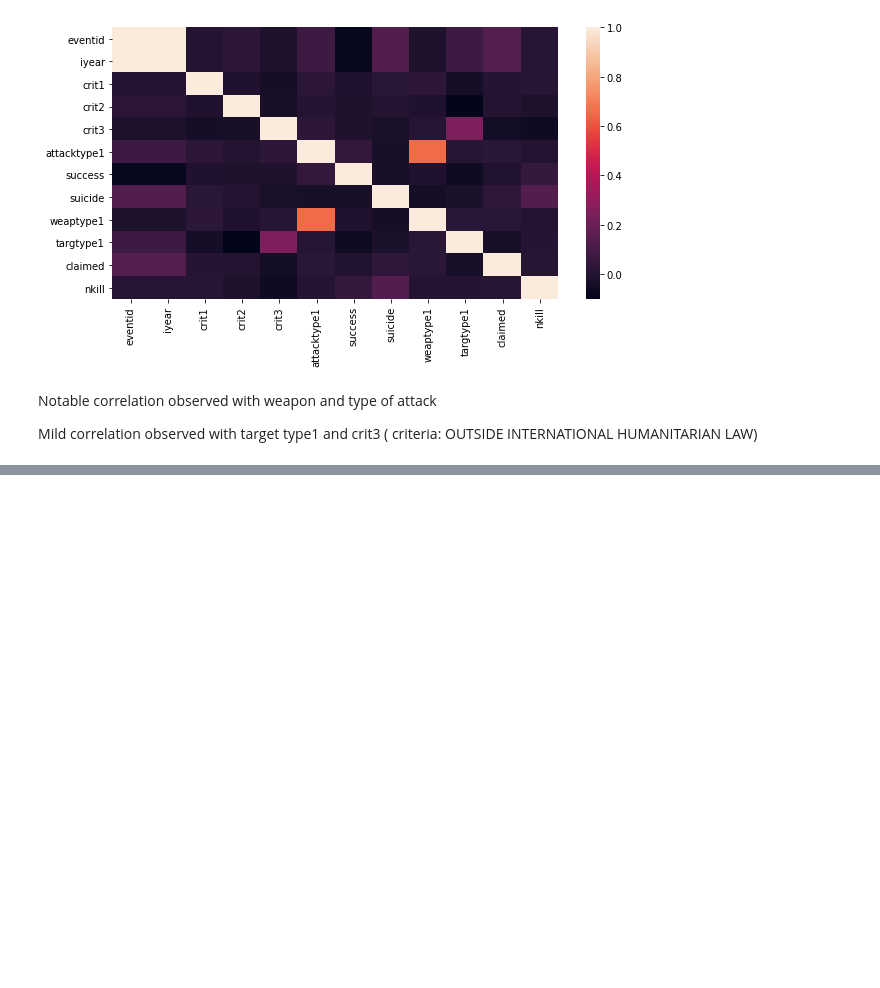
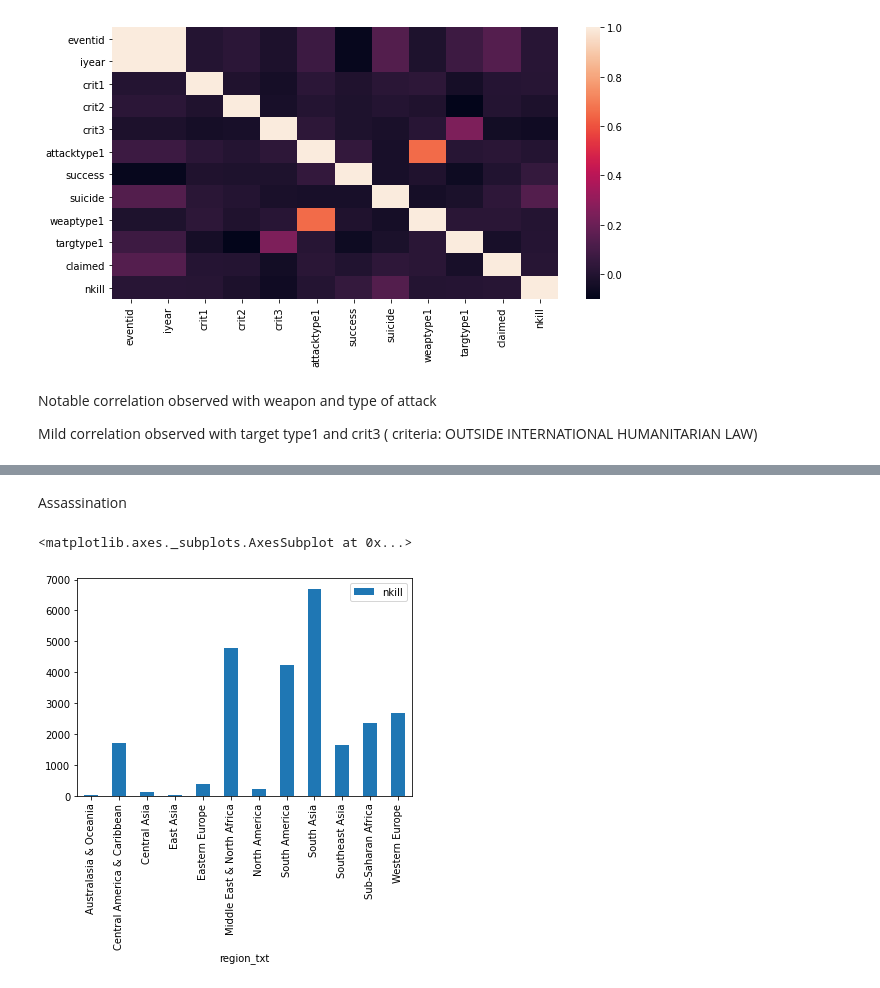
Before and after one commit to mahin-arvind/GTD-EDA, a Jupyter notebook: Copy_of_Global_Terrorism_Analysis_Capstone_Project.ipynb, the cells around one changed output, grey strips where cells are left out. Drawn from its saved outputs; the diff is of its cells as text; code cells hidden in the pictures; blank space fills up the shorter version.

```diff
--- a/Copy_of_Global_Terrorism_Analysis_Capstone_Project.ipynb
+++ b/Copy_of_Global_Terrorism_Analysis_Capstone_Project.ipynb
@@ -108,0 +156,7 @@ Mild correlation observed with target type1 and crit3 ( criteria: OUTSIDE INTERN
+# %% [markdown]
+Assassination
+# %%
+gta_df[gta_df.attacktype1_txt =='Assassination'].groupby(['region_txt']).agg({'nkill':'sum'}).plot(kind='bar')
+# %% [output]
+<matplotlib.axes._subplots.AxesSubplot at 0x...>
+[figure, added]
```
Also changed, not shown: parts of 10 cells of this notebook.
